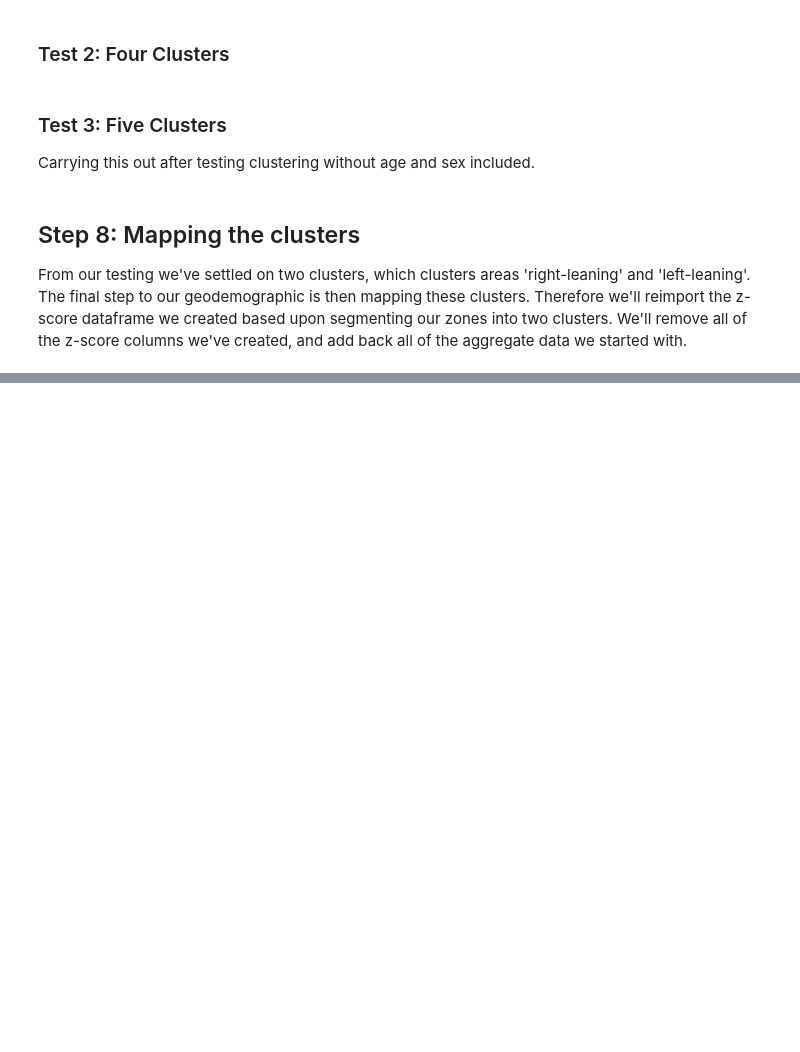
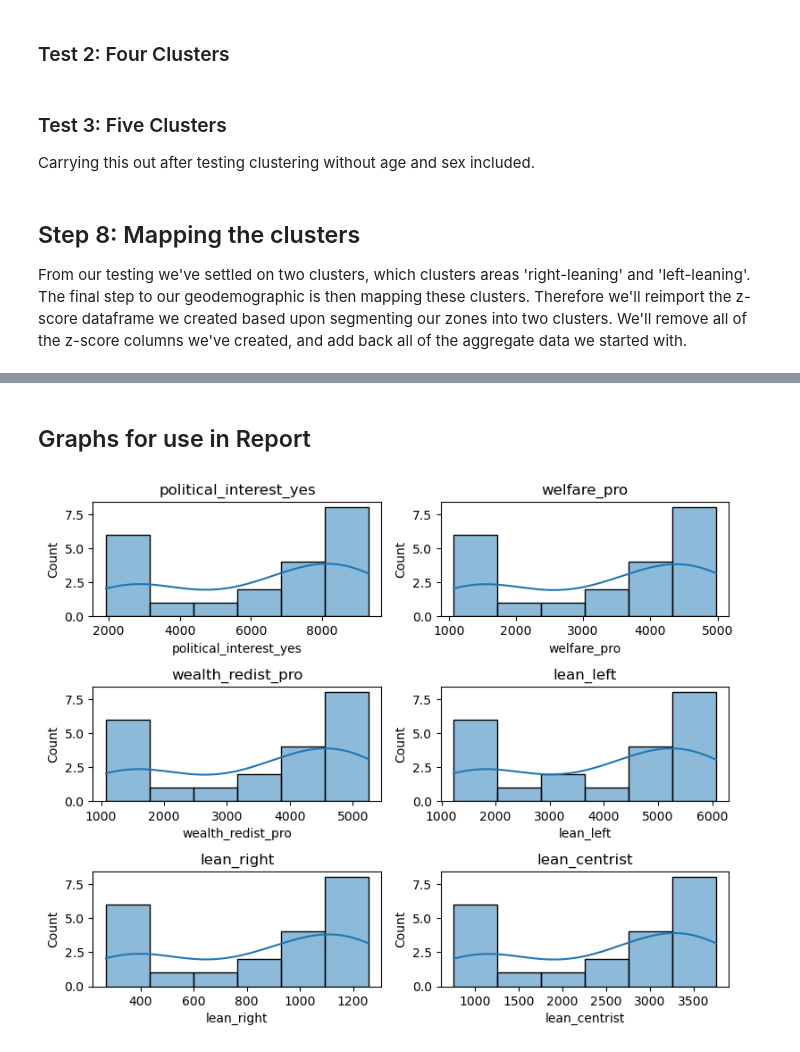
Before and after one commit to saffytaylor/UA_Final, a Jupyter notebook: Geodemographics.ipynb, the cells around one changed output, grey strips where cells are left out. Saved outputs shown, nothing was run; the diff lists cells and outputs as text; code cells hidden in the pictures; blank space fills up the shorter version.

```diff
--- a/Geodemographics.ipynb
+++ b/Geodemographics.ipynb
@@ -810,0 +1014,24 @@ final_BSA.explore(column='Cluster', cmap='bwr', tiles='OpenStreetMap')
+# %% [markdown]
+## Graphs for use in Report
+# %%
+attributes_to_plot = ['political_interest_yes',
+                      'welfare_pro',
+                      'wealth_redist_pro',
+                      'lean_left',
+                      'lean_right',
+                      'lean_centrist'
+
+                     ]
+
+plt.figure(figsize=(8, 8))
+
+for i, attribute in enumerate(attributes_to_plot,1):
+    plt.subplot(4, 2, i)
+    sns.histplot(BSA_geom[attribute], kde=True)
+    plt.title(attribute)
+
+plt.tight_layout()
+plt.savefig("/Users/saffytaylor/Desktop/histograms2.png") # saving the output as it's too large to screenshot
+plt.show()
+# %% [output]
+[figure, added]
```
Also changed, not shown: parts of 34 cells of this notebook, 4 other files.
